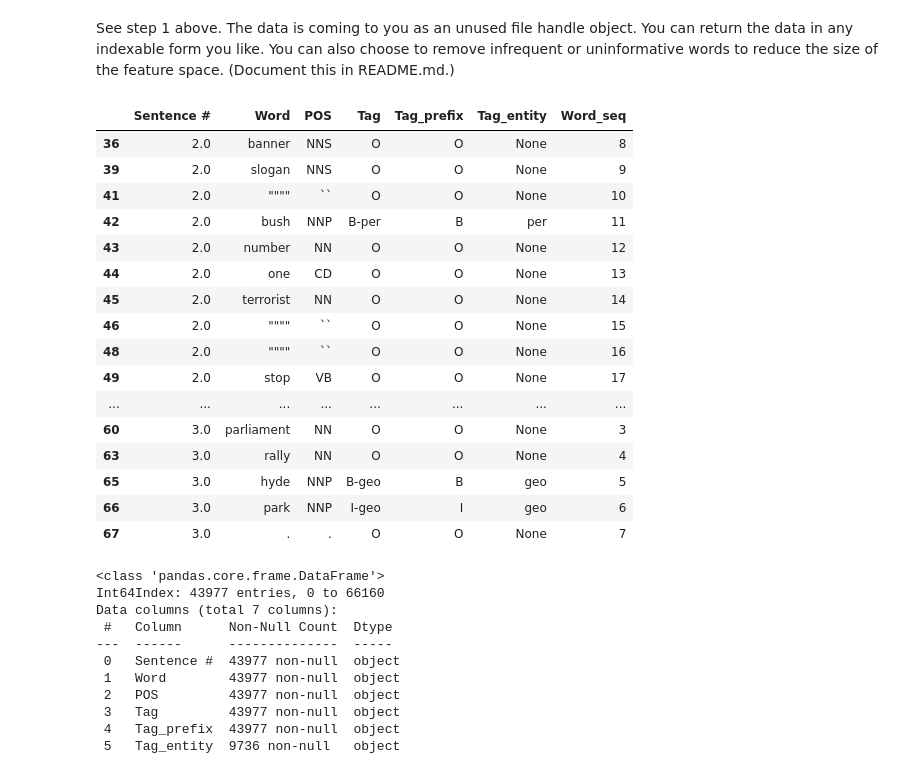
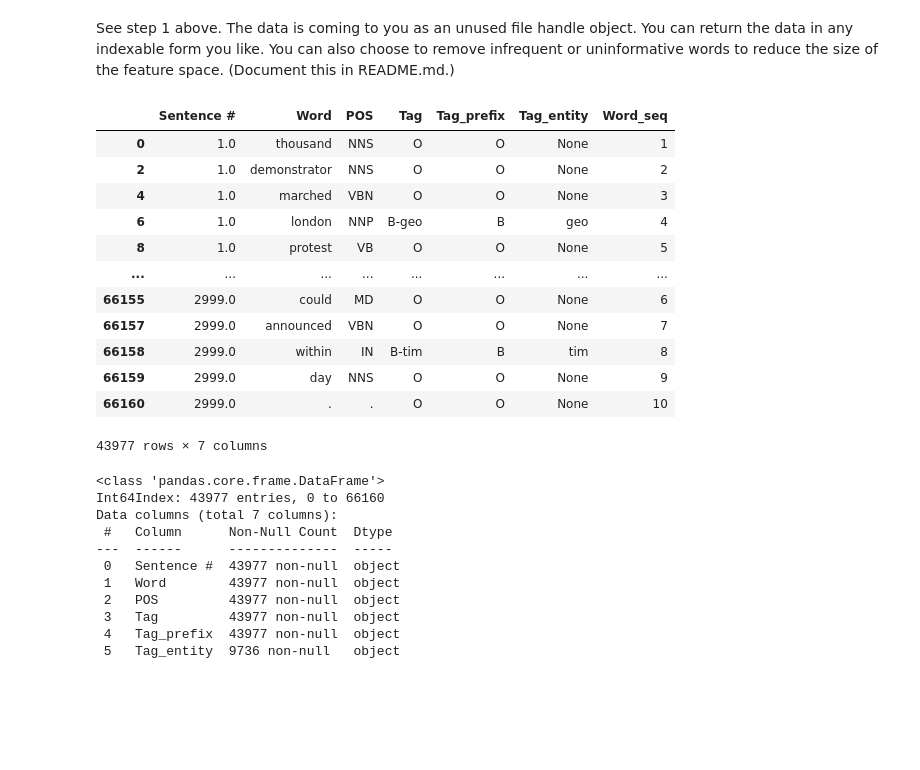
Before and after one commit to P15241328/univ_msc_gotenborg, a Jupyter notebook: LT2222 V21 Assignment 2 - named entity classification.ipynb, the cells around one changed output. Saved outputs shown, nothing was run; the diff lists cells and outputs as text; code cells hidden in the pictures; blank space fills up the shorter version.

```diff
--- a/LT2222 V21 Assignment 2 - named entity classification.ipynb
+++ b/LT2222 V21 Assignment 2 - named entity classification.ipynb
@@ -93,26 +103,22 @@ IMPORTANT: PLEASE READ THIS FOR ADVICE ON HOW TO SOLVE THIS ISSUE!
 See step 1 above.  The data is coming to you as an unused file handle object.  You can return the data in any indexable form you like.  You can also choose to remove infrequent or uninformative words to reduce the size of the feature space. (Document this in README.md.)
 # %%
 gmbfile = open('GMB_dataset.txt', "r")
-inputdata = a2.preprocess(gmbfile)
-inputdata[20:40]
+inputdata = a2.preprocess(gmbfile,remove_stop=True)
+inputdata
 # %% [output]
 |  | Sentence # | Word | POS | Tag | Tag_prefix | Tag_entity | Word_seq |
-| 36 | 2.0 | banner | NNS | O | O | None | 8 |
-| 39 | 2.0 | slogan | NNS | O | O | None | 9 |
-| 41 | 2.0 | """" | `` | O | O | None | 10 |
-| 42 | 2.0 | bush | NNP | B-per | B | per | 11 |
-| 43 | 2.0 | number | NN | O | O | None | 12 |
-| 44 | 2.0 | one | CD | O | O | None | 13 |
-| 45 | 2.0 | terrorist | NN | O | O | None | 14 |
-| 46 | 2.0 | """" | `` | O | O | None | 15 |
-| 48 | 2.0 | """" | `` | O | O | None | 16 |
-| 49 | 2.0 | stop | VB | O | O | None | 17 |
+| 0 | 1.0 | thousand | NNS | O | O | None | 1 |
+| 2 | 1.0 | demonstrator | NNS | O | O | None | 2 |
+| 4 | 1.0 | marched | VBN | O | O | None | 3 |
+| 6 | 1.0 | london | NNP | B-geo | B | geo | 4 |
+| 8 | 1.0 | protest | VB | O | O | None | 5 |
 | ... | ... | ... | ... | ... | ... | ... | ... |
-| 60 | 3.0 | parliament | NN | O | O | None | 3 |
-| 63 | 3.0 | rally | NN | O | O | None | 4 |
-| 65 | 3.0 | hyde | NNP | B-geo | B | geo | 5 |
-| 66 | 3.0 | park | NNP | I-geo | I | geo | 6 |
-| 67 | 3.0 | . | . | O | O | None | 7 |
+| 66155 | 2999.0 | could | MD | O | O | None | 6 |
+| 66157 | 2999.0 | announced | VBN | O | O | None | 7 |
+| 66158 | 2999.0 | within | IN | B-tim | B | tim | 8 |
+| 66159 | 2999.0 | day | NNS | O | O | None | 9 |
+| 66160 | 2999.0 | . | . | O | O | None | 10 |
+43977 rows × 7 columns
 # %%
 inputdata.info()
 # %% [output]
```
Also changed, not shown: parts of 9 cells of this notebook, 2 other files.
